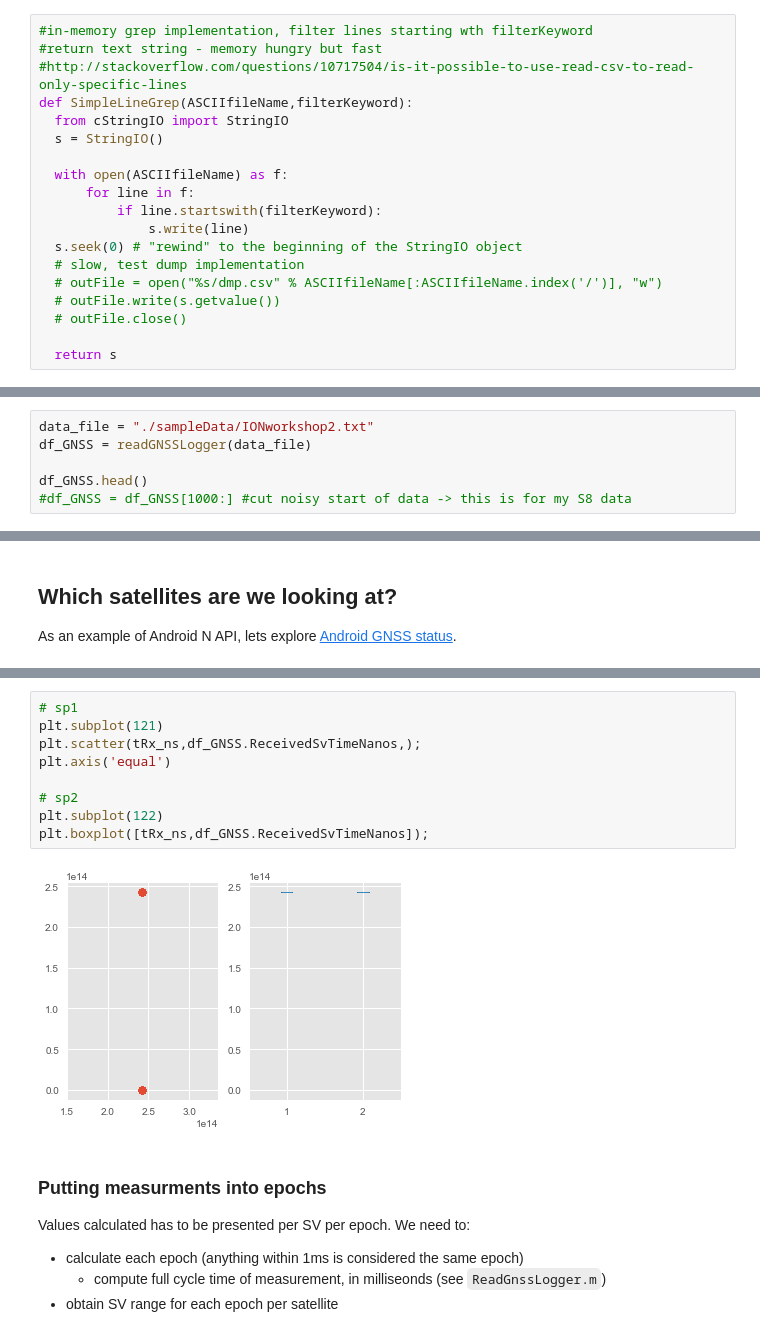
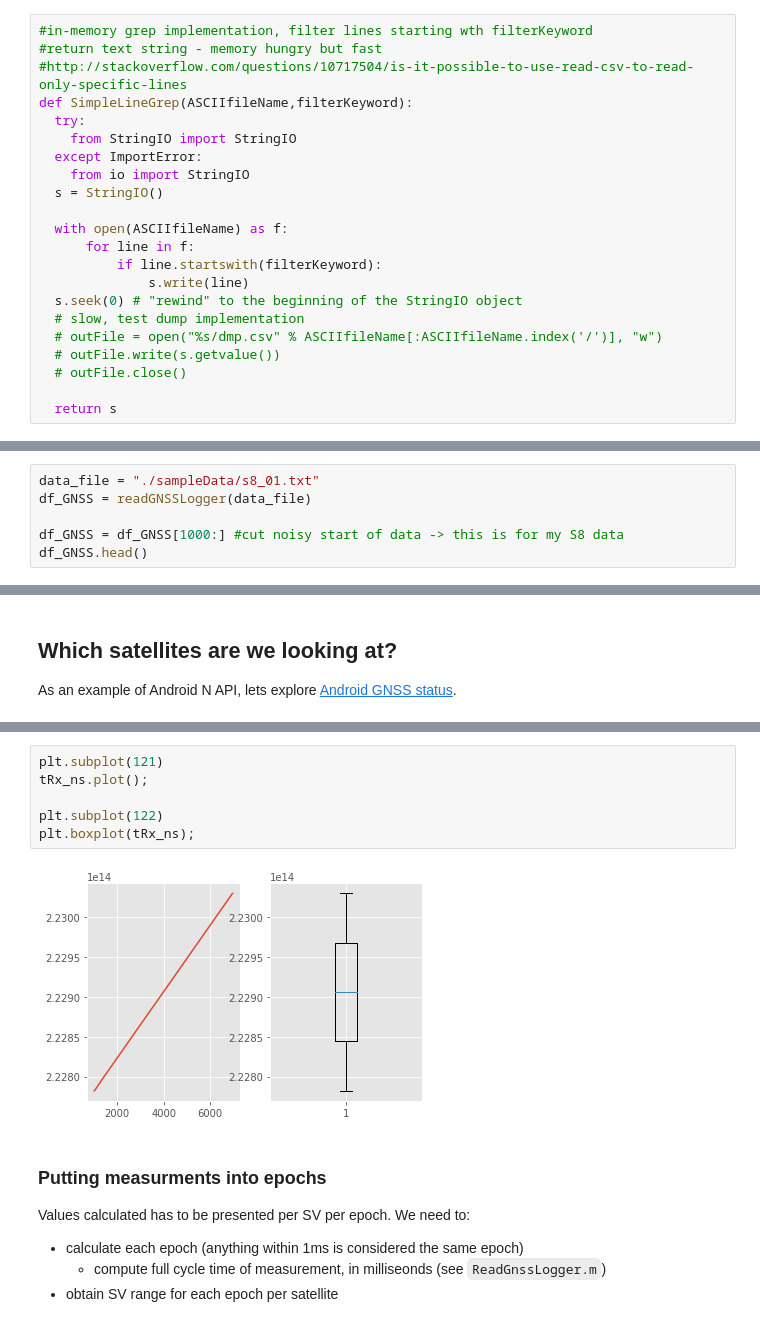
Before and after one commit to DfAC/AndroidGNSS, a Jupyter notebook: ProcessRanges.ipynb, the cells around one changed output, grey strips where cells are left out. Cells and saved outputs as stored; diff of their text form.

```diff
--- a/ProcessRanges.ipynb
+++ b/ProcessRanges.ipynb
@@ -22,7 +22,10 @@ from __future__ import division #so I can have float as std and int as //
 #return text string - memory hungry but fast
 #http://stackoverflow.com/questions/10717504/is-it-possible-to-use-read-csv-to-read-only-specific-lines
 def SimpleLineGrep(ASCIIfileName,filterKeyword):
-  from cStringIO import StringIO
+  try:
+    from StringIO import StringIO
+  except ImportError:
+    from io import StringIO
   s = StringIO()
 
   with open(ASCIIfileName) as f:
@@ -95,9 +98,9 @@ def readGNSSLogger (data_file):
                           encoding = 'utf-8-sig',na_values = ["NULL",""],engine ='c')
   return dataFrame
 # %%
-data_file = "./sampleData/IONworkshop2.txt"
+data_file = "./sampleData/s8_01.txt"
 df_GNSS = readGNSSLogger(data_file)
 
+df_GNSS = df_GNSS[1000:] #cut noisy start of data -> this is for my S8 data
 df_GNSS.head()
-#df_GNSS = df_GNSS[1000:] #cut noisy start of data -> this is for my S8 data
 # %% [output]
@@ -195,15 +202,12 @@ GPS week [1968]
 dtype: float64
 # %%
-# sp1
 plt.subplot(121)
-plt.scatter(tRx_ns,df_GNSS.ReceivedSvTimeNanos,);
-plt.axis('equal')
+tRx_ns.plot();
 
-# sp2
 plt.subplot(122)
-plt.boxplot([tRx_ns,df_GNSS.ReceivedSvTimeNanos]);
+plt.boxplot(tRx_ns);
 # %% [output]
-[figure, old version]
+[figure, new version]
 # %% [markdown]
 ### Putting measurments into epochs
 
```
Also changed, not shown: parts of 23 cells of this notebook.
